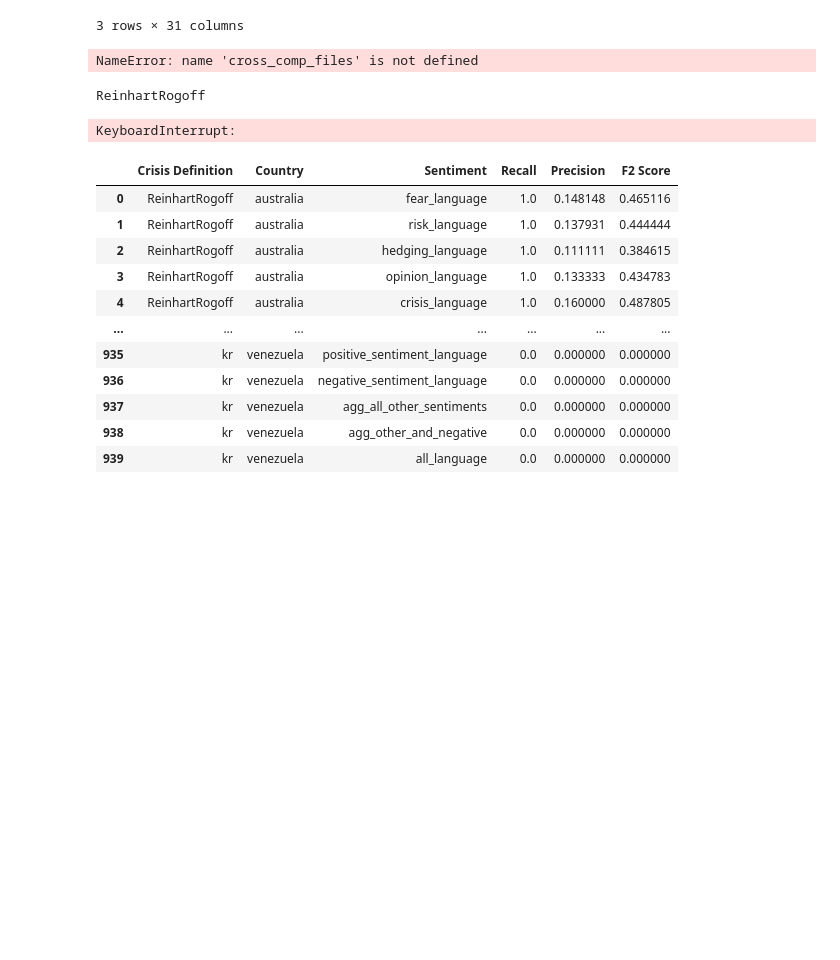
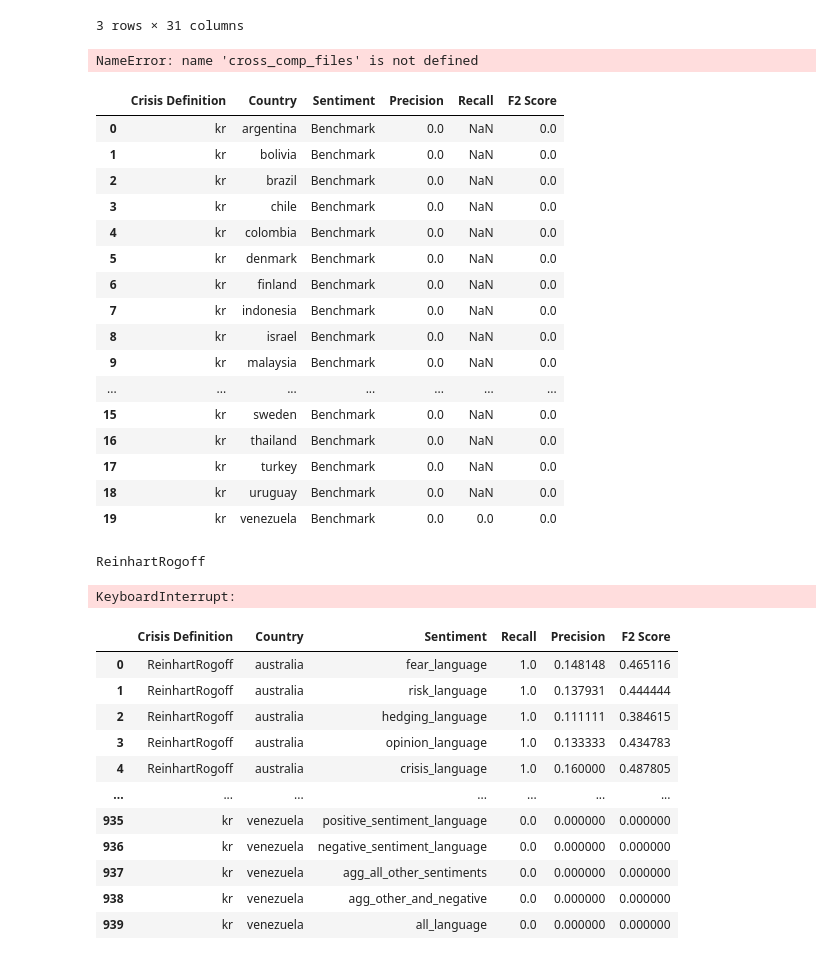
Before and after one commit to johnsonice/IMF_VE_News, a Jupyter notebook: Table 4 - F2 Scores for Specific Sentiment - Cross Countries.ipynb, the cells around one changed output. Cells and saved outputs as stored; diff of their text form; code cells hidden in the pictures; blank space fills up the shorter version.

```diff
--- a/Table 4 - F2 Scores for Specific Sentiment - Cross Countries.ipynb
+++ b/Table 4 - F2 Scores for Specific Sentiment - Cross Countries.ipynb
@@ -813 +824,42 @@ other_crisis_def_folds = [
+# %%
+## Random benchmark
+def create_rand_bm(crisis):
+    # Return dataframe of crisis - country - randf2
+    countries = get_countries(crisis)
+    data = []
+    cols = ['Crisis Definition', 'Country', 'Sentiment', 'Precision', 'Recall', 'F2 Score']
+    months = pd.read_csv(cross_country_id_ff_0[0])['Unnamed: 0']
+    for ctry in countries:
+        rand_data = np.random.randint(2, size=len(months))
+        rand_col = pd.Series(index=months, data=rand_data)
+
+        precision, recall, f2, \
+            _, _, _ = evaluate(frequency_ser=rand_col, country=ctry, method='zscore',
+                             crisis_defs=crisis, period='month',stemmed=False,
+                             window=24, direction='incr', months_prior=24,
+                             fbeta=2,eval_end_date=None, weights=None,
+                             z_thresh=2.1)
+        data.append([crisis, ctry, 'Benchmark', precision, recall, f2])
+    re_df = pd.DataFrame(columns=cols, data=data)
+    return re_df
+# %%
+create_rand_bm('kr')
+# %% [output]
+|  | Crisis Definition | Country | Sentiment | Precision | Recall | F2 Score |
+| 0 | kr | argentina | Benchmark | 0.0 | NaN | 0.0 |
+| 1 | kr | bolivia | Benchmark | 0.0 | NaN | 0.0 |
+| 2 | kr | brazil | Benchmark | 0.0 | NaN | 0.0 |
+| 3 | kr | chile | Benchmark | 0.0 | NaN | 0.0 |
+| 4 | kr | colombia | Benchmark | 0.0 | NaN | 0.0 |
+| 5 | kr | denmark | Benchmark | 0.0 | NaN | 0.0 |
+| 6 | kr | finland | Benchmark | 0.0 | NaN | 0.0 |
+| 7 | kr | indonesia | Benchmark | 0.0 | NaN | 0.0 |
+| 8 | kr | israel | Benchmark | 0.0 | NaN | 0.0 |
+| 9 | kr | malaysia | Benchmark | 0.0 | NaN | 0.0 |
+| ... | ... | ... | ... | ... | ... | ... |
+| 15 | kr | sweden | Benchmark | 0.0 | NaN | 0.0 |
+| 16 | kr | thailand | Benchmark | 0.0 | NaN | 0.0 |
+| 17 | kr | turkey | Benchmark | 0.0 | NaN | 0.0 |
+| 18 | kr | uruguay | Benchmark | 0.0 | NaN | 0.0 |
+| 19 | kr | venezuela | Benchmark | 0.0 | 0.0 | 0.0 |
 # %%
```
Also changed, not shown: parts of 6 cells of this notebook, 1 other file.
